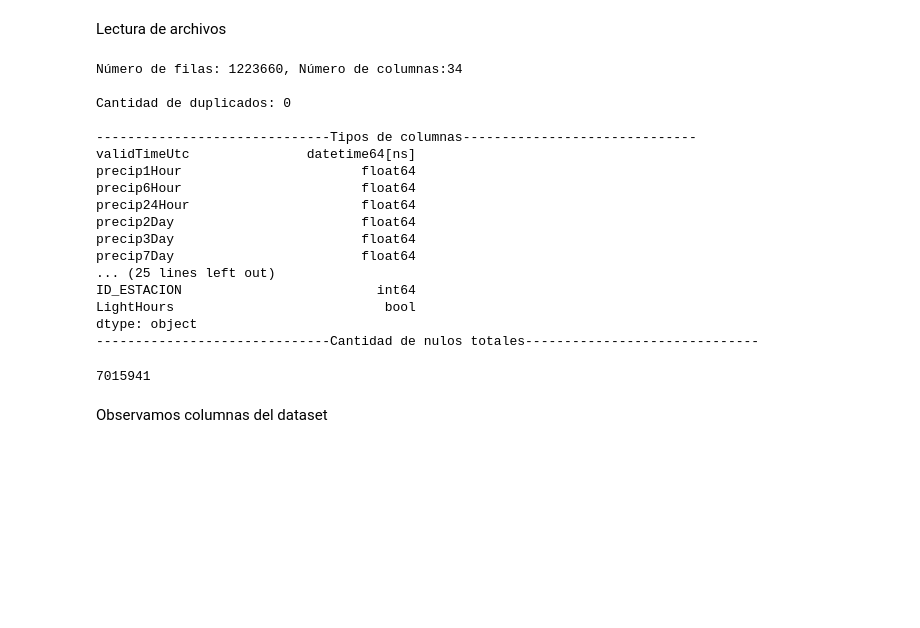
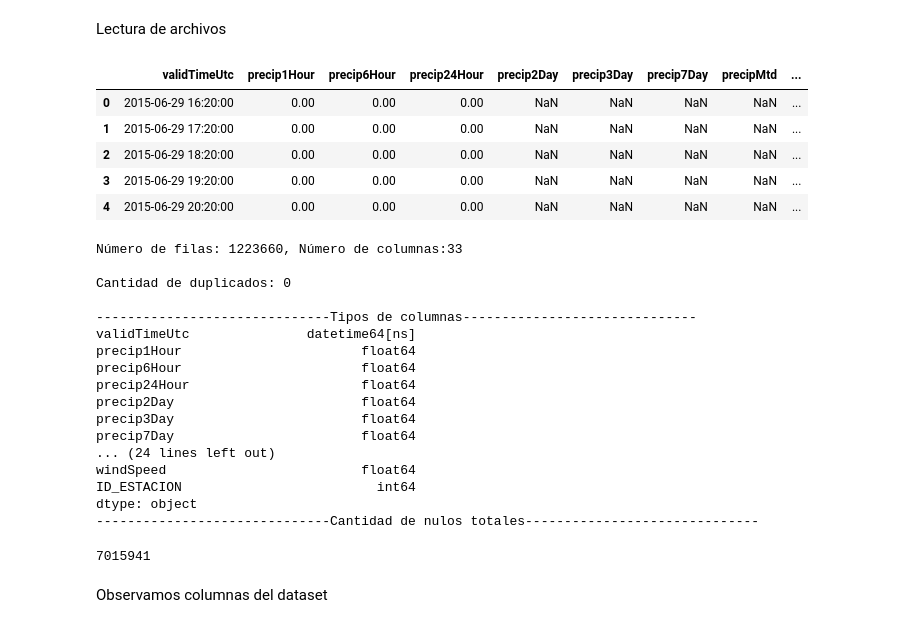
Before and after one commit to vitostamatti/datathon-cajamar-malbecs, a Jupyter notebook: notebooks/01-Exploracion-Malbecs.ipynb, the cells around one changed output. Drawn from its saved outputs; the diff is of its cells as text; code cells hidden in the pictures; blank space fills up the shorter version.

Commit message:
ajuste de path en Exploracion y heads en prediccio

```diff
--- a/notebooks/01-Exploracion-Malbecs.ipynb
+++ b/notebooks/01-Exploracion-Malbecs.ipynb
@@ -1022,8 +1022,17 @@ Lectura de archivos
 # %%
 from malbecs.preprocess import meteo
 
-path = '../../data/raw/DATOS_METEO.TXT'
+path = '../data/raw/DATOS_METEO.TXT'
 meteo_data = meteo.load_meteo_data(path)
+# %%
+meteo_data.head()
+# %% [output]
+|  | validTimeUtc | precip1Hour | precip6Hour | precip24Hour | precip2Day | precip3Day | precip7Day | precipMtd | ... |
+| 0 | 2015-06-29 16:20:00 | 0.00 | 0.00 | 0.00 | NaN | NaN | NaN | NaN | ... |
+| 1 | 2015-06-29 17:20:00 | 0.00 | 0.00 | 0.00 | NaN | NaN | NaN | NaN | ... |
+| 2 | 2015-06-29 18:20:00 | 0.00 | 0.00 | 0.00 | NaN | NaN | NaN | NaN | ... |
+| 3 | 2015-06-29 19:20:00 | 0.00 | 0.00 | 0.00 | NaN | NaN | NaN | NaN | ... |
+| 4 | 2015-06-29 20:20:00 | 0.00 | 0.00 | 0.00 | NaN | NaN | NaN | NaN | ... |
 # %%
 print(f'Número de filas: {meteo_data.shape[0]}, Número de columnas:{meteo_data.shape[1]}')
 print(f'\nCantidad de duplicados: {meteo_data.duplicated().sum()}\n')
@@ -1032,7 +1041,7 @@ print(meteo_data.dtypes)
 print('-'*30 + 'Cantidad de nulos totales' +'-'*30)
 meteo_data.isna().sum().sum()
 # %% [output]
-Número de filas: 1223660, Número de columnas:34
+Número de filas: 1223660, Número de columnas:33
 
 Cantidad de duplicados: 0
 
@@ -1044,9 +1053,9 @@ precip24Hour                      float64
 precip2Day                        float64
 precip3Day                        float64
 precip7Day                        float64
-... (25 lines left out)
+... (24 lines left out)
+windSpeed                         float64
 ID_ESTACION                         int64
-LightHours                           bool
 dtype: object
 ------------------------------Cantidad de nulos totales------------------------------
 7015941
```
Also changed, not shown: parts of 1 cell of this notebook, 1 other file.
